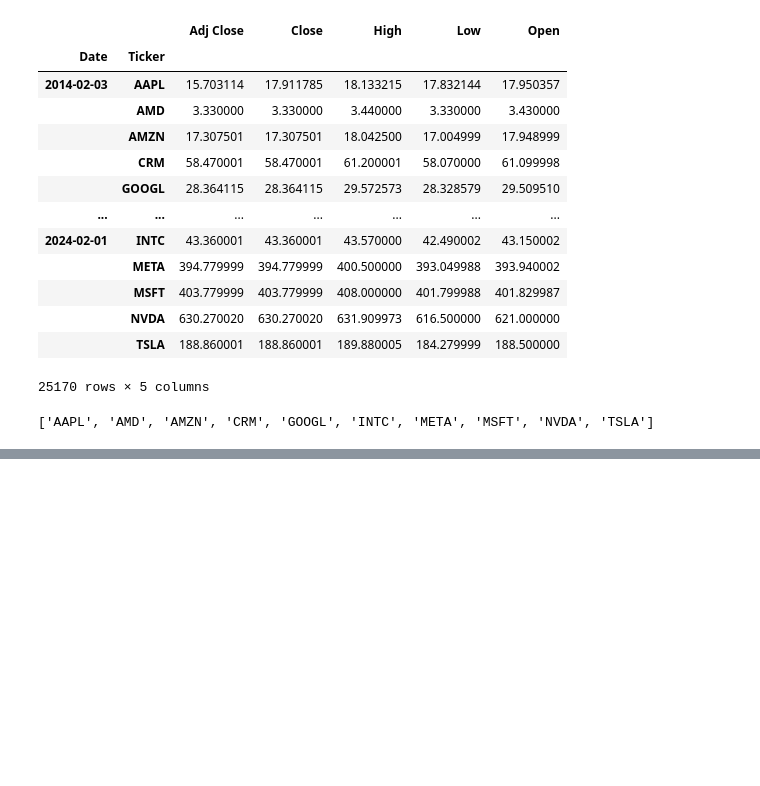
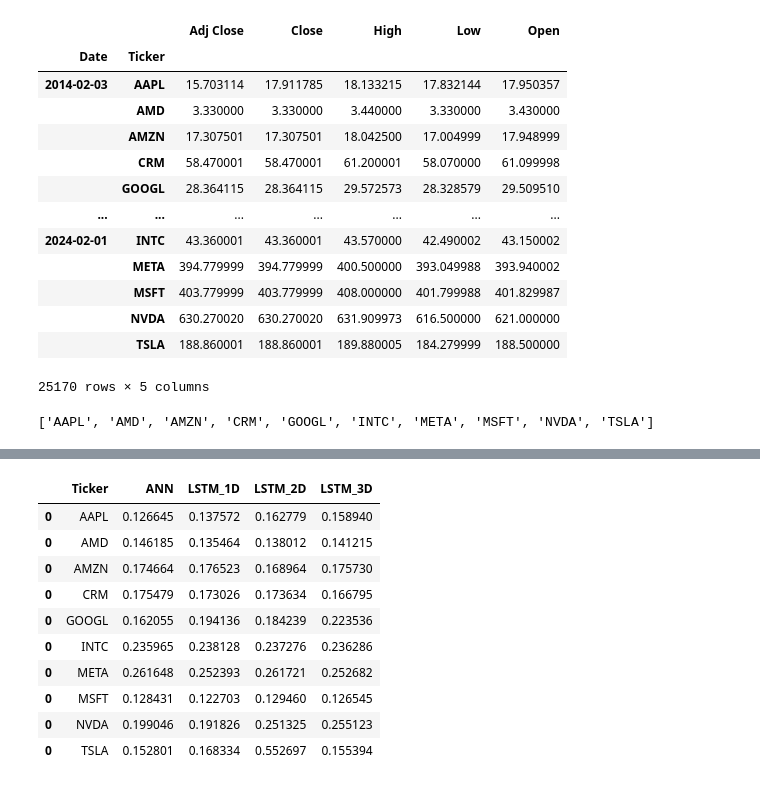
Before and after one commit to AvarusMaximus/Money-Bunny, a Jupyter notebook: main.ipynb, the cells around one changed output, grey strips where cells are left out. Saved outputs shown, nothing was run; the diff lists cells and outputs as text; code cells hidden in the pictures; blank space fills up the shorter version.

```diff
--- a/main.ipynb
+++ b/main.ipynb
@@ -37,9 +37,9 @@ for ticker in ticker_list:
     # Scaling the Adj Close values
     scaler = MinMaxScaler(feature_range=(0, 1))
     scaled_price = scaler.fit_transform(company['Adj Close'].values.reshape(-1, 1))
-    mae_ann = ann(scaled_price) # Mean Absolute Error of ANN
-    mae_lstm_1d = lstm_1d(scaled_price) # Mean Absolute Error of LSTM_1D
-    mae_lstm_2d = lstm_2d(scaled_price) # Mean Absolute Error of LSTM_2D
-    mae_lstm_3d = lstm_3d(scaled_price) # Mean Absolute Error of LSTM_3D
-    mae_df = pd.concat([mae_df, pd.DataFrame({'Ticker': ticker, 'ANN': mae_ann, 'LSTM_1D': mae_lstm_1d, 'LSTM_2D': mae_lstm_2d, 'LSTM_3D': mae_lstm_3d})], ignore_index=True)
+    mae_ann, mse_ann, r2_ann, pred_ann, actual_ann = ann(scaled_price) # Mean Absolute Error of ANN
+    mae_lstm_1d, mse_lstm_1d, r2_lstm_1d, pred_lstm_1d, actual_lstm_1d = lstm_1d(scaled_price) # Mean Absolute Error of LSTM_1D
+    mae_lstm_2d, mse_lstm_2d, r2_lstm_2d, pred_lstm_2d, actual_lstm_2d = lstm_2d(scaled_price) # Mean Absolute Error of LSTM_2D
+    mae_lstm_3d, mse_lstm_3d, r2_lstm_3d, pred_lstm_3d, actual_lstm_3d = lstm_3d(scaled_price) # Mean Absolute Error of LSTM_3D
+    mae_df = pd.concat([mae_df, pd.DataFrame({'Ticker': ticker, 'ANN': mae_ann, 'LSTM_1D': mae_lstm_1d, 'LSTM_2D': mae_lstm_2d, 'LSTM_3D': mae_lstm_3d}, index = [0])], axis=0)
 # %% [output]
@@ -155,2 +80,16 @@ Epoch 100/100
+# %%
+mae_df
+# %% [output]
+|  | Ticker | ANN | LSTM_1D | LSTM_2D | LSTM_3D |
+| 0 | AAPL | 0.126645 | 0.137572 | 0.162779 | 0.158940 |
+| 0 | AMD | 0.146185 | 0.135464 | 0.138012 | 0.141215 |
+| 0 | AMZN | 0.174664 | 0.176523 | 0.168964 | 0.175730 |
+| 0 | CRM | 0.175479 | 0.173026 | 0.173634 | 0.166795 |
+| 0 | GOOGL | 0.162055 | 0.194136 | 0.184239 | 0.223536 |
+| 0 | INTC | 0.235965 | 0.238128 | 0.237276 | 0.236286 |
+| 0 | META | 0.261648 | 0.252393 | 0.261721 | 0.252682 |
+| 0 | MSFT | 0.128431 | 0.122703 | 0.129460 | 0.126545 |
+| 0 | NVDA | 0.199046 | 0.191826 | 0.251325 | 0.255123 |
+| 0 | TSLA | 0.152801 | 0.168334 | 0.552697 | 0.155394 |
 # %%
 mae_df.to_csv('mae.csv', index=False) # Exporting the model performance, in the form of minimum absolute error for each company to a csv file
```
Also changed, not shown: parts of 1 cell of this notebook, 3 other files.
